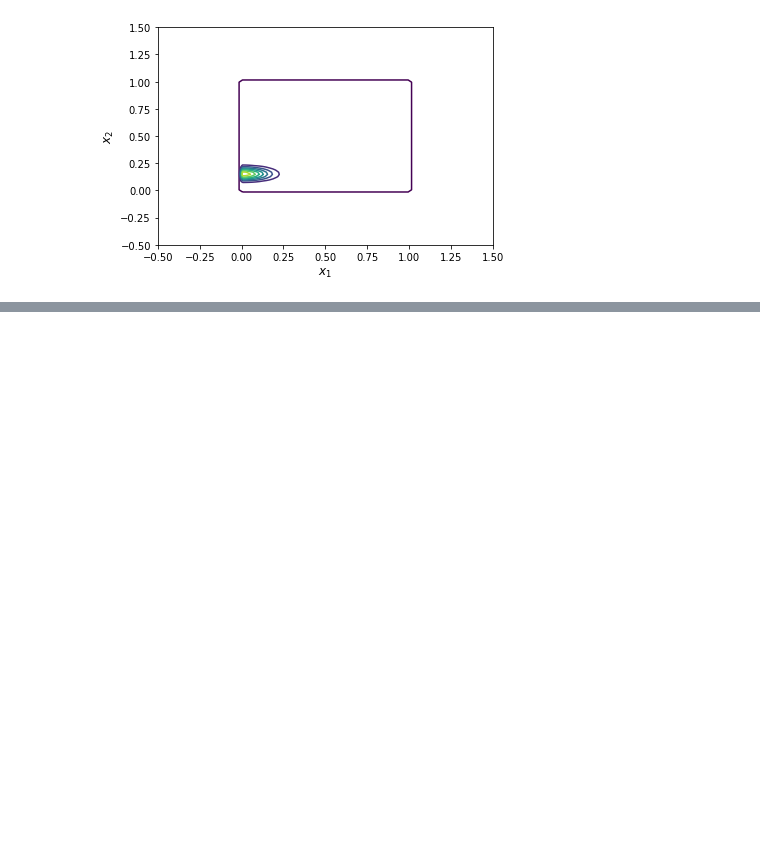
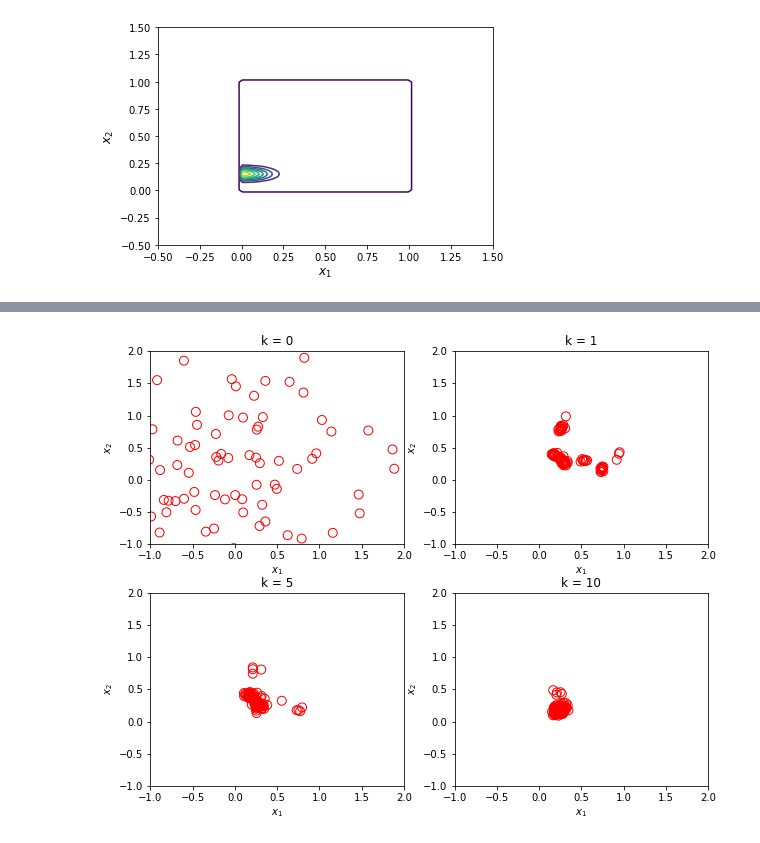
Before and after one commit to marcusklasson/smc_methods, a Jupyter notebook: homework/h4.ipynb, the cells around one changed output, grey strips where cells are left out. Cells and saved outputs as stored; diff of their text form; code cells hidden in the pictures; blank space fills up the shorter version.

```diff
--- a/homework/h4.ipynb
+++ b/homework/h4.ipynb
@@ -133,0 +123,13 @@ array([[[-1.96379044,  0.46674943],
+# %%
+fig, axs = plt.subplots(nrows=2, ncols=2, figsize=(10,8))
+plt.subplots_adjust(hspace=0.25)
+axs = axs.flatten()
+ks = [0, 1, 5, 10]
+for i, k in enumerate(ks):
+    #print(axs[k])
+    axs[i].scatter(x[k, :, 0], x[k, :, 1], s=80, facecolors='none', edgecolors='r')
+    axs[i].set_xlim(-1.0, 2.0); axs[i].set_ylim(-1.0, 2.0);
+    axs[i].set_xlabel("$x_1$"); axs[i].set_ylabel("$x_2$")
+    axs[i].set_title("k = {:d}".format(k))
+# %% [output]
+[figure, added]
```
Also changed, not shown: parts of 10 cells of this notebook.
